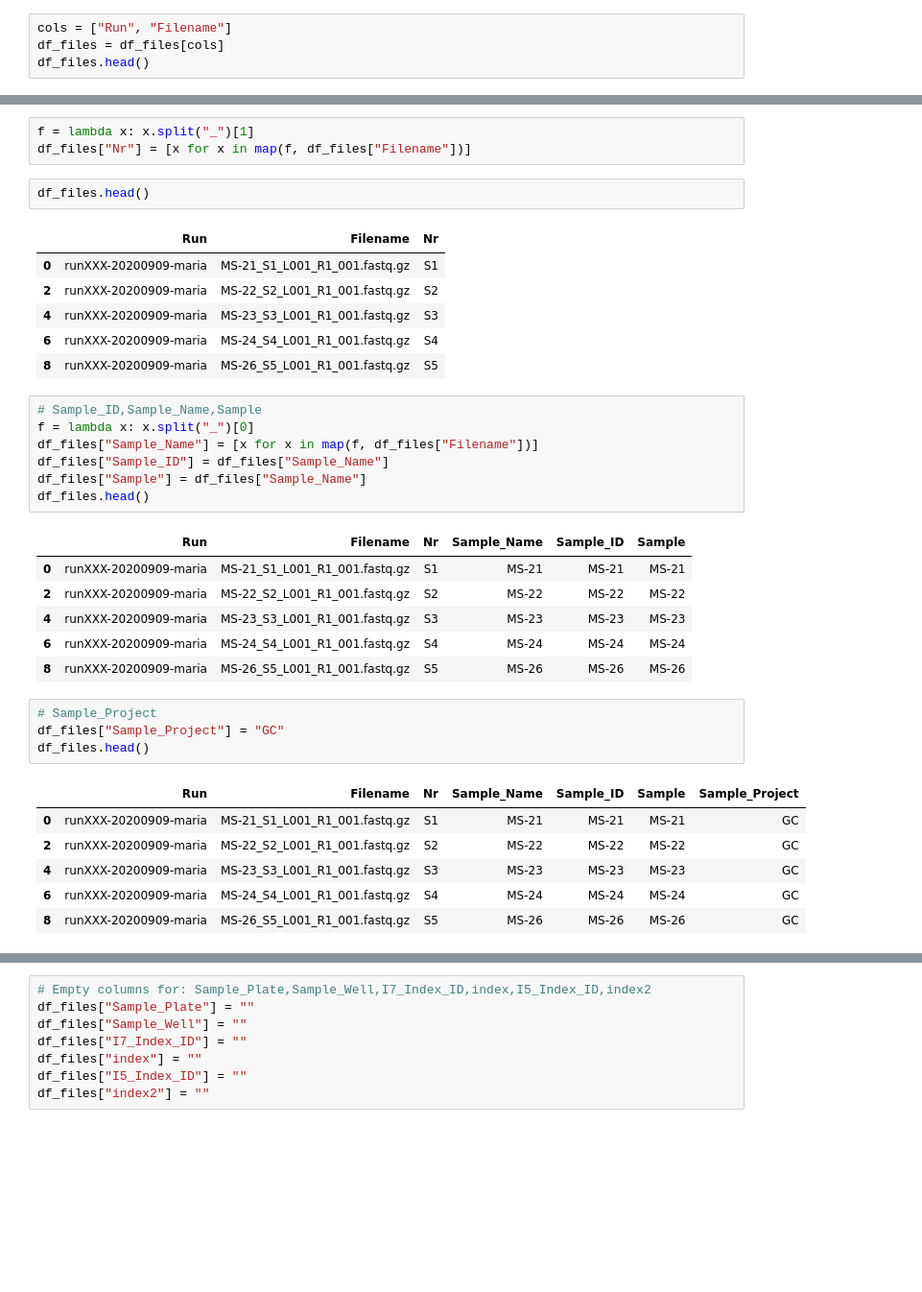
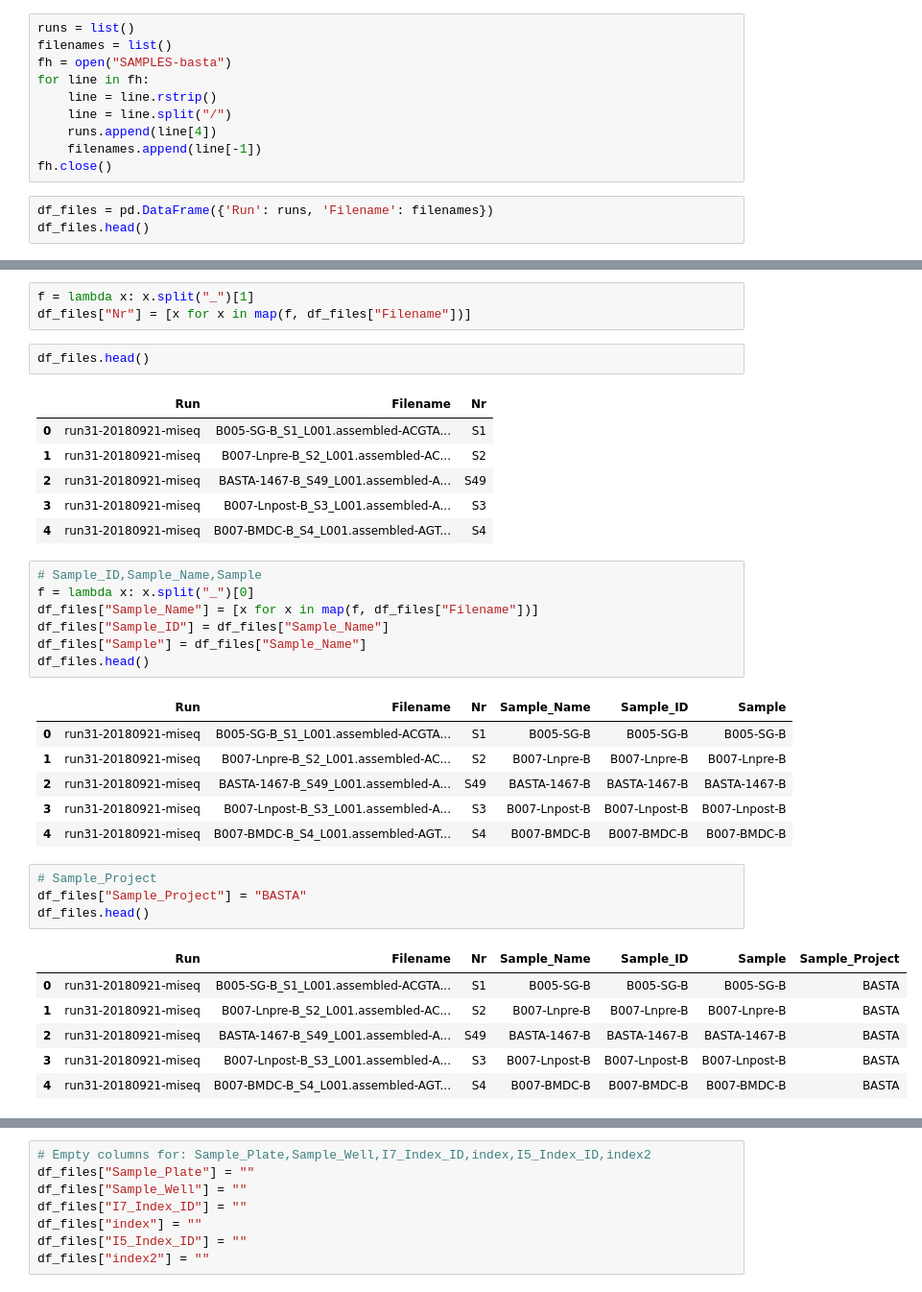
Before and after one commit to EDS-Bioinformatics-Laboratory/reseda, a Jupyter notebook: MakeDataSheet.ipynb, the cells around one changed output, grey strips where cells are left out. Shown at 96% size. Saved outputs shown, nothing was run; the diff lists cells and outputs as text; blank space fills up the shorter version.

Commit message:
Created a datasheet for all BASTA samples

```diff
--- a/MakeDataSheet.ipynb
+++ b/MakeDataSheet.ipynb
@@ -56,6 +35,15 @@ df_files.head()
+# %%
+runs = list()
+filenames = list()
+fh = open("SAMPLES-basta")
+for line in fh:
+    line = line.rstrip()
+    line = line.split("/")
+    runs.append(line[4])
+    filenames.append(line[-1])
+fh.close()
 # %%
-cols = ["Run", "Filename"]
-df_files = df_files[cols]
+df_files = pd.DataFrame({'Run': runs, 'Filename': filenames})
 df_files.head()
 # %% [output]
 |  | Run | Filename |
@@ -71,11 +59,11 @@ df_files["Nr"] = [x for x in map(f, df_files["Filename"])]
 df_files.head()
 # %% [output]
 |  | Run | Filename | Nr |
-| 0 | runXXX-20200909-maria | MS-21_S1_L001_R1_001.fastq.gz | S1 |
-| 2 | runXXX-20200909-maria | MS-22_S2_L001_R1_001.fastq.gz | S2 |
-| 4 | runXXX-20200909-maria | MS-23_S3_L001_R1_001.fastq.gz | S3 |
-| 6 | runXXX-20200909-maria | MS-24_S4_L001_R1_001.fastq.gz | S4 |
-| 8 | runXXX-20200909-maria | MS-26_S5_L001_R1_001.fastq.gz | S5 |
+| 0 | run31-20180921-miseq | B005-SG-B_S1_L001.assembled-ACGTA... | S1 |
+| 1 | run31-20180921-miseq | B007-Lnpre-B_S2_L001.assembled-AC... | S2 |
+| 2 | run31-20180921-miseq | BASTA-1467-B_S49_L001.assembled-A... | S49 |
+| 3 | run31-20180921-miseq | B007-Lnpost-B_S3_L001.assembled-A... | S3 |
+| 4 | run31-20180921-miseq | B007-BMDC-B_S4_L001.assembled-AGT... | S4 |
 # %%
 # Sample_ID,Sample_Name,Sample
 f = lambda x: x.split("_")[0]
@@ -85,22 +73,22 @@ df_files["Sample"] = df_files["Sample_Name"]
 df_files.head()
 # %% [output]
 |  | Run | Filename | Nr | Sample_Name | Sample_ID | Sample |
-| 0 | runXXX-20200909-maria | MS-21_S1_L001_R1_001.fastq.gz | S1 | MS-21 | MS-21 | MS-21 |
-| 2 | runXXX-20200909-maria | MS-22_S2_L001_R1_001.fastq.gz | S2 | MS-22 | MS-22 | MS-22 |
-| 4 | runXXX-20200909-maria | MS-23_S3_L001_R1_001.fastq.gz | S3 | MS-23 | MS-23 | MS-23 |
-| 6 | runXXX-20200909-maria | MS-24_S4_L001_R1_001.fastq.gz | S4 | MS-24 | MS-24 | MS-24 |
-| 8 | runXXX-20200909-maria | MS-26_S5_L001_R1_001.fastq.gz | S5 | MS-26 | MS-26 | MS-26 |
+| 0 | run31-20180921-miseq | B005-SG-B_S1_L001.assembled-ACGTA... | S1 | B005-SG-B | B005-SG-B | B005-SG-B |
+| 1 | run31-20180921-miseq | B007-Lnpre-B_S2_L001.assembled-AC... | S2 | B007-Lnpre-B | B007-Lnpre-B | B007-Lnpre-B |
+| 2 | run31-20180921-miseq | BASTA-1467-B_S49_L001.assembled-A... | S49 | BASTA-1467-B | BASTA-1467-B | BASTA-1467-B |
+| 3 | run31-20180921-miseq | B007-Lnpost-B_S3_L001.assembled-A... | S3 | B007-Lnpost-B | B007-Lnpost-B | B007-Lnpost-B |
+| 4 | run31-20180921-miseq | B007-BMDC-B_S4_L001.assembled-AGT... | S4 | B007-BMDC-B | B007-BMDC-B | B007-BMDC-B |
 # %%
 # Sample_Project
-df_files["Sample_Project"] = "GC"
+df_files["Sample_Project"] = "BASTA"
 df_files.head()
 # %% [output]
 |  | Run | Filename | Nr | Sample_Name | Sample_ID | Sample | Sample_Project |
-| 0 | runXXX-20200909-maria | MS-21_S1_L001_R1_001.fastq.gz | S1 | MS-21 | MS-21 | MS-21 | GC |
-| 2 | runXXX-20200909-maria | MS-22_S2_L001_R1_001.fastq.gz | S2 | MS-22 | MS-22 | MS-22 | GC |
-| 4 | runXXX-20200909-maria | MS-23_S3_L001_R1_001.fastq.gz | S3 | MS-23 | MS-23 | MS-23 | GC |
-| 6 | runXXX-20200909-maria | MS-24_S4_L001_R1_001.fastq.gz | S4 | MS-24 | MS-24 | MS-24 | GC |
-| 8 | runXXX-20200909-maria | MS-26_S5_L001_R1_001.fastq.gz | S5 | MS-26 | MS-26 | MS-26 | GC |
+| 0 | run31-20180921-miseq | B005-SG-B_S1_L001.assembled-ACGTA... | S1 | B005-SG-B | B005-SG-B | B005-SG-B | BASTA |
+| 1 | run31-20180921-miseq | B007-Lnpre-B_S2_L001.assembled-AC... | S2 | B007-Lnpre-B | B007-Lnpre-B | B007-Lnpre-B | BASTA |
+| 2 | run31-20180921-miseq | BASTA-1467-B_S49_L001.assembled-A... | S49 | BASTA-1467-B | BASTA-1467-B | BASTA-1467-B | BASTA |
+| 3 | run31-20180921-miseq | B007-Lnpost-B_S3_L001.assembled-A... | S3 | B007-Lnpost-B | B007-Lnpost-B | B007-Lnpost-B | BASTA |
+| 4 | run31-20180921-miseq | B007-BMDC-B_S4_L001.assembled-AGT... | S4 | B007-BMDC-B | B007-BMDC-B | B007-BMDC-B | BASTA |
 # %%
 # Species,Patient,UMI
 df_files["Species"] = "human"
```
Also changed, not shown: parts of 8 cells of this notebook.
